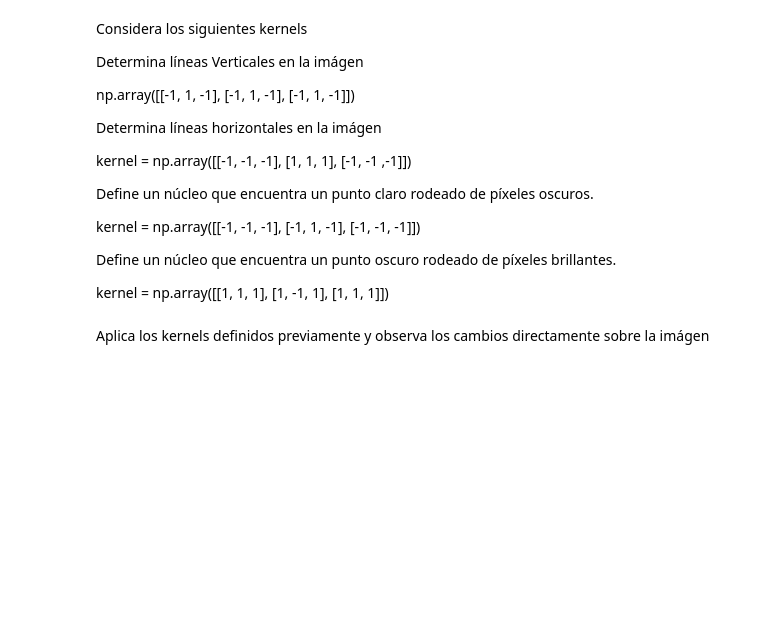
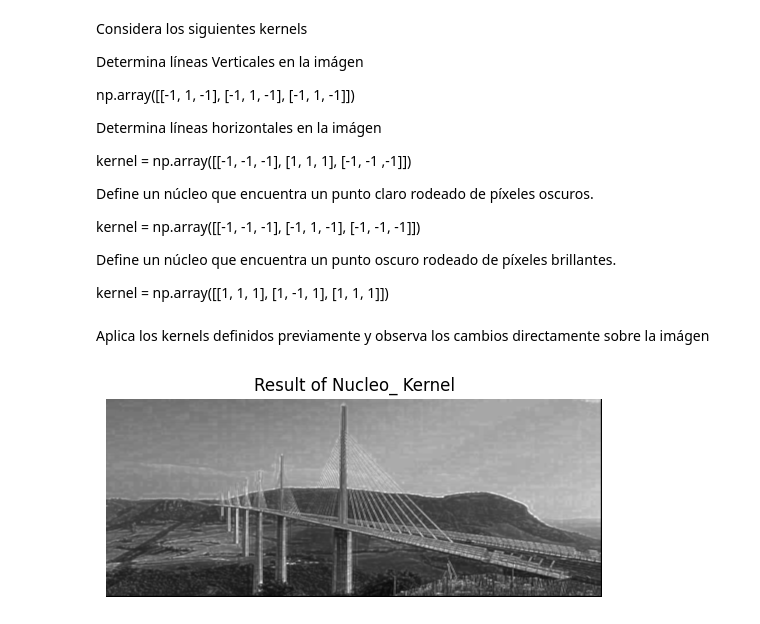
Before and after one commit to marioandressp08/TensorFlow-2.x-YOLOv3, a Jupyter notebook: U3.02 - [TALLER] - Images Manipulating and convolutions.ipynb, the cells around one changed output. Cells and saved outputs as stored; diff of their text form; code cells hidden in the pictures; blank space fills up the shorter version.

```diff
--- a/U3.02 - [TALLER] - Images Manipulating and convolutions.ipynb
+++ b/U3.02 - [TALLER] - Images Manipulating and convolutions.ipynb
@@ -96,7 +94,7 @@ result = np.zeros(im.shape)
 # Output array
 for ii in range(im.shape[0] - 3):
     for jj in range(im.shape[1] - 3):
-        result[ii, jj] = (____[ii:ii+3, jj:____+____] * ____).____
+        result[ii, jj] = (im[ii:ii+3, jj:jj+3] * kernel).sum()
 
 # Print result
 print(result)
@@ -129,3 +145,29 @@ kernel = np.array([[1, 1, 1],
                    [1, 1, 1]])
 # %% [markdown]
 Aplica los kernels definidos previamente y observa los cambios directamente sobre la imágen
+# %%
+kernels = {
+    "Lineas Verticales": np.array([[-1, 1, -1], [-1, 1, -1], [-1, 1, -1]]),
+    "Lineas Horizontales": np.array([[-1, -1, -1], [1, 1, 1], [-1, -1, -1]]),
+    "Nucleo_1": np.array([[-1, -1, -1], [-1, 1, -1], [-1, -1, -1]]),
+    "Nucleo_": np.array([[1, 1, 1], [1, -1, 1], [1, 1, 1]])
+}
+# %%
+# Aplicar cada kernel
+for name, kernel in kernels.items():
+    result = np.zeros(im.shape)
+    for ii in range(im.shape[0] - 2):
+        for jj in range(im.shape[1] - 2):
+            result[ii, jj] = (im[ii:ii+3, jj:jj+3] * kernel).sum()
+# %%
+# Normalizar el resultado
+result = (result - result.min()) / (result.max() - result.min())
+# %%
+# Mostrar el resultado
+plt.figure()
+plt.title(f"Result of {name} Kernel")
+plt.imshow(result, cmap='gray')
+plt.axis('off')
+plt.show()
+# %% [output]
+[figure, added]
```
Also changed, not shown: parts of 6 cells of this notebook.
